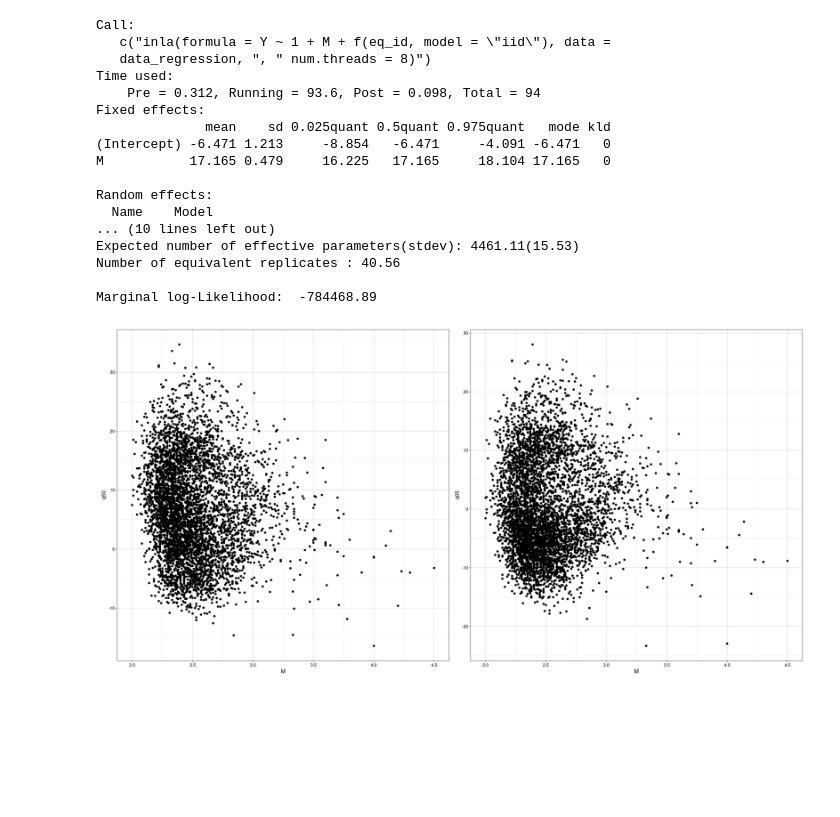
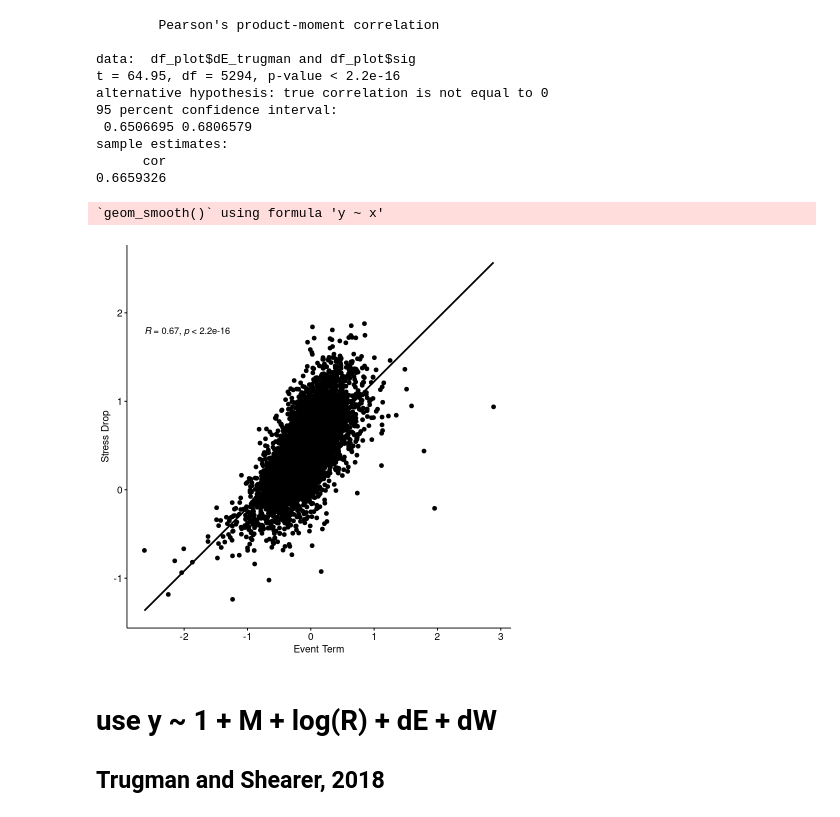
Before and after one commit to wangyf/NonergodicSD, a Jupyter notebook: ergodic.ipynb, the cells around one changed output. Drawn from its saved outputs; the diff is of its cells as text; code cells hidden in the pictures; blank space fills up the shorter version.

```diff
--- a/ergodic.ipynb
+++ b/ergodic.ipynb
@@ -0,0 +26,9 @@
+# %%
+rm(list = ls())
+
+setwd("/home/yow004/Projects/NonergodicSD")
+
+#flatfile_fname <- 'data/new_SD_PGA.csv'
+
+flatfile_fname<- "/home/yow004/Projects/NonergodicSD/data/bayarea.groundmotion.fitted.csv"
+source('R_lib/regression/inla/regression_inla_model1_unbounded_hyp.R')
@@ -97,23 +101,0 @@ F-statistic: 7.459e+05 on 2 and 180950 DF,  p-value: < 2.2e-16
-# %%
-data_regression <- data.frame(M, R, eq_id, sta_id)
-
-fit_inla <- inla(Y ~ 1+M+f(eq_id,model="iid"), data=data_regression,num.threads=8)
-summary(fit_inla)
-# %% [output]
-Call:
-   c("inla(formula = Y ~ 1 + M + f(eq_id, model = \"iid\"), data =
-   data_regression, ", " num.threads = 8)")
-Time used:
-    Pre = 0.312, Running = 93.6, Post = 0.098, Total = 94
-Fixed effects:
-              mean    sd 0.025quant 0.5quant 0.975quant   mode kld
-(Intercept) -6.471 1.213     -8.854   -6.471     -4.091 -6.471   0
-M           17.165 0.479     16.225   17.165     18.104 17.165   0
-
-Random effects:
-  Name    Model
-... (10 lines left out)
-Expected number of effective parameters(stdev): 4461.11(15.53)
-Number of equivalent replicates : 40.56
-
-Marginal log-Likelihood:  -784468.89
@@ -125,11 +101,0 @@ dataM=event[,'mag']
-# %%
-df_plot <-cbind(dataM,delta_B)
-names(df_plot)[c(1,2)] <- c('M','DeltaB')
-names(df_plot)[c(6,7,8)] <- c('q05','q50','q95')
-
-q1<-ggplot(df_plot,aes(x=M,y=q50))+geom_point()
-q2<-ggplot(df_plot,aes(x=M,y=q05))+geom_point()
-
-q1+q2
-# %% [output]
-[figure, removed]
@@ -135,0 +140,25 @@ q1+q2
+# %%
+df_plot<-data.frame(dE_trugman,sig)
+res <- cor.test(df_plot$dE_trugman, df_plot$sig,
+                method = "pearson")
+res
+ggscatter(df_plot, x = "dE_trugman", y = "sig",
+              add = "reg.line", conf.int = FALSE,
+              cor.coef = TRUE, cor.method = "pearson",
+              xlab = "Event Term", ylab = "Stress Drop")
+# %% [output]
+        Pearson's product-moment correlation
+
+data:  df_plot$dE_trugman and df_plot$sig
+t = 64.95, df = 5294, p-value < 2.2e-16
+alternative hypothesis: true correlation is not equal to 0
+95 percent confidence interval:
+ 0.6506695 0.6806579
+sample estimates:
+      cor
+0.6659326
+`geom_smooth()` using formula 'y ~ x'
+[figure, added]
+# %% [markdown]
+# use y ~ 1 + M + log(R) + dE + dW
+## Trugman and Shearer, 2018
```
Also changed, not shown: parts of 31 cells of this notebook, 4 other files.
